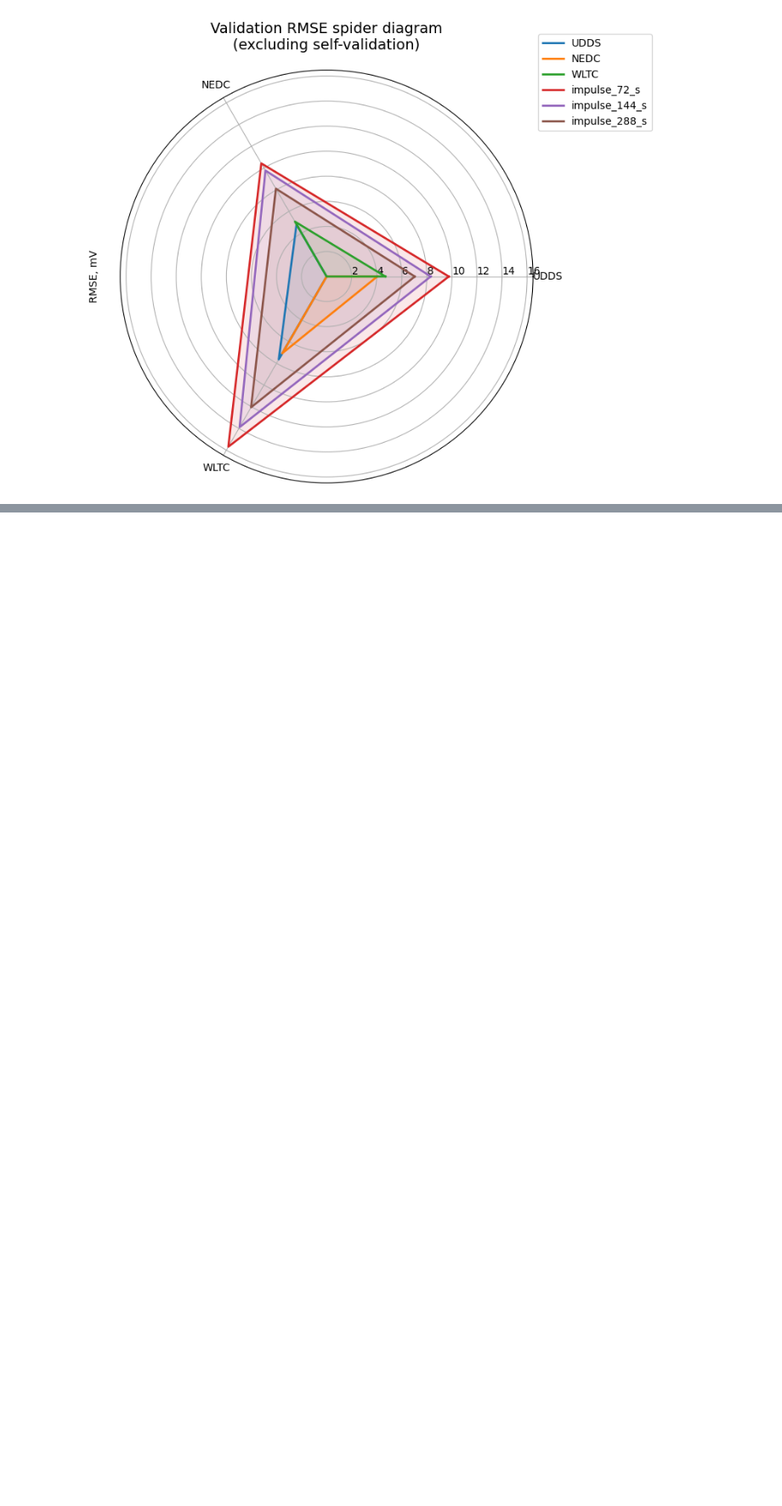
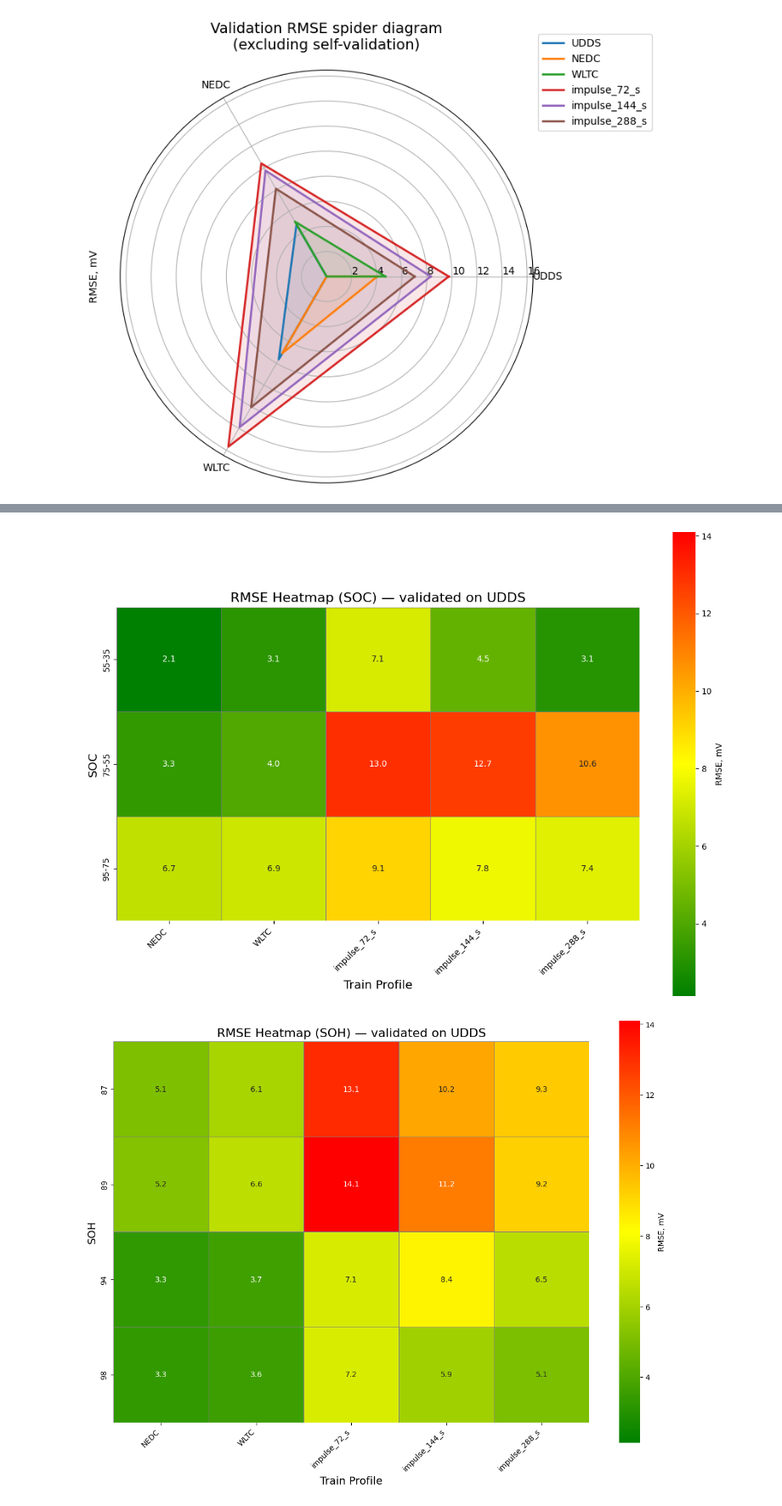
Before and after one commit to a11key/A-Cross-Condition-Analysis-of-Current-Profile-Impact-on-Lithium-Ion-Battery-Model-Parameterization, a Jupyter notebook: Data_processing/Results/code/visualization.ipynb, the cells around one changed output, grey strips where cells are left out. Shown at 85% size. Drawn from its saved outputs; the diff is of its cells as text; code cells hidden in the pictures; blank space fills up the shorter version.

```diff
--- a/Data_processing/Results/code/visualization.ipynb
+++ b/Data_processing/Results/code/visualization.ipynb
@@ -644,0 +868,8 @@ plot_rmse_spider(
+# %%
+plot_rmse_heatmaps_and_histogram_exclude_validation(
+    df_results,
+    validation_profile="UDDS"
+)
+# %% [output]
+[figure, added]
+[figure, added]
```
Also changed, not shown: parts of 11 cells of this notebook, 2 other files.
